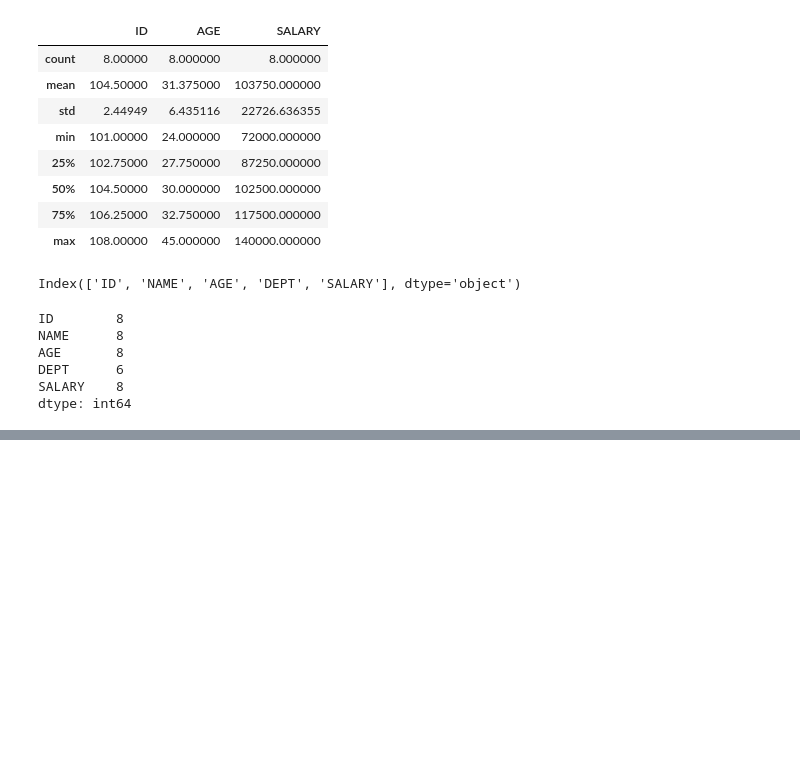
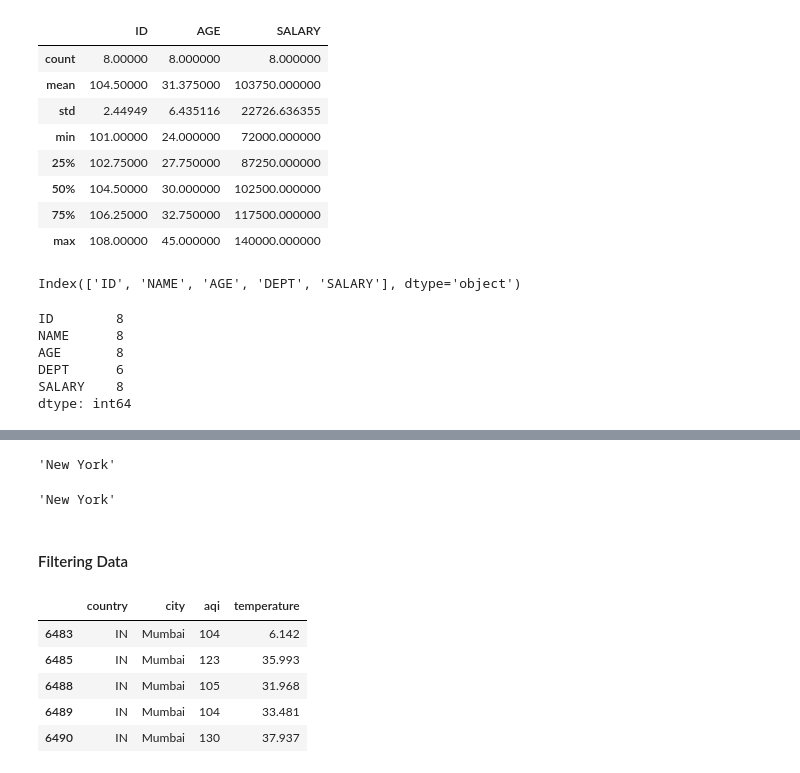
Before and after one commit to Sonu64/Prime_AI_ML, a Jupyter notebook: Module_12_Pandas_01/pandas.ipynb, the cells around one changed output, grey strips where cells are left out. Cells and saved outputs as stored; diff of their text form; code cells hidden in the pictures; blank space fills up the shorter version.

Commit message:
Learnt about Selecting and Filtering Data in Pandas using loc[] and iloc[], learnt Kaggle Datasets.

```diff
--- a/Module_12_Pandas_01/pandas.ipynb
+++ b/Module_12_Pandas_01/pandas.ipynb
@@ -319,0 +324,4 @@ dtype: int64
+# %%
+data = pd.read_csv('globalAirQuality.csv')
+df = pd.DataFrame(data)
+# df
@@ -319,0 +401,27 @@ dtype: int64
+# %%
+# Select single scalar value using at() ---> Takes Integer Index values only, for both ROWS and COLS.
+df.at[4, 'city']
+# %% [output]
+'New York'
+# %%
+# Select single scalar value using at() ---> Takes true Label values -> Here it is INT for Rows, STRING for cols
+df.iat[4, city_index]
+# %% [output]
+'New York'
+# %% [markdown]
+#### Filtering Data
+# %%
+df[ df['aqi']>100 ] # Show only those rows with aqi > 100
+df[ (df['aqi']>100) & (df['country']=="IN")] # Show only Indian cities with aqi > 100
+
+# Chain Filtered rows with columns next --> To see only specified data about the needed cities
+desired_data = df[ (df['aqi']>100) & (df['country']=="IN")][['country', 'city', 'aqi', 'temperature']].copy() # ⚠️⚠️⚠️ Don't forget to make a copy ⚠️⚠️⚠️
+
+desired_data.head()
+# %% [output]
+|  | country | city | aqi | temperature |
+| 6483 | IN | Mumbai | 104 | 6.142 |
+| 6485 | IN | Mumbai | 123 | 35.993 |
+| 6488 | IN | Mumbai | 105 | 31.968 |
+| 6489 | IN | Mumbai | 104 | 33.481 |
+| 6490 | IN | Mumbai | 130 | 37.937 |
```
Also changed, not shown: parts of 8 cells of this notebook, 1 other file.
